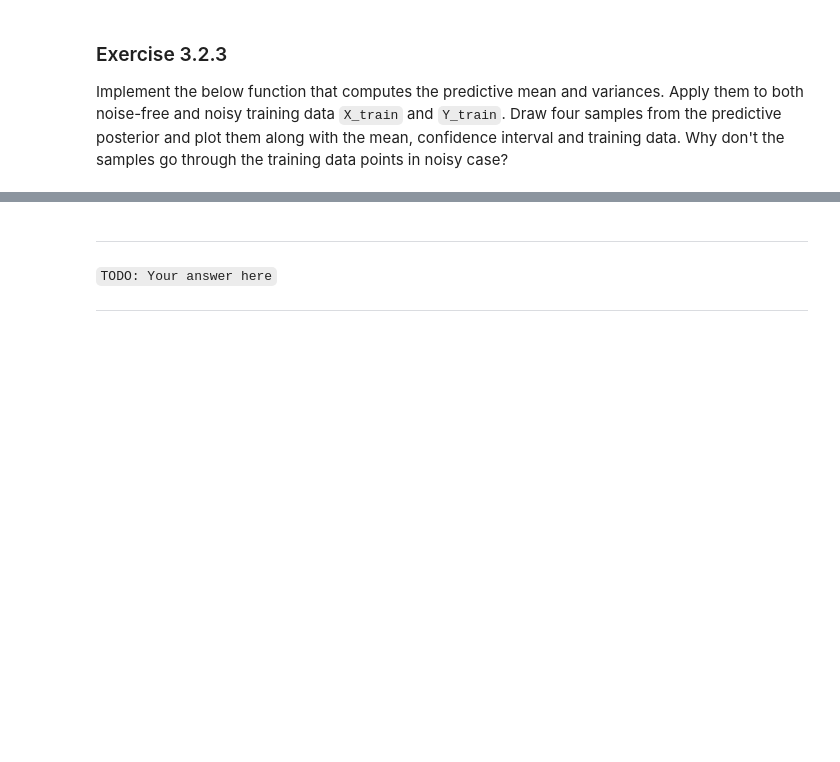
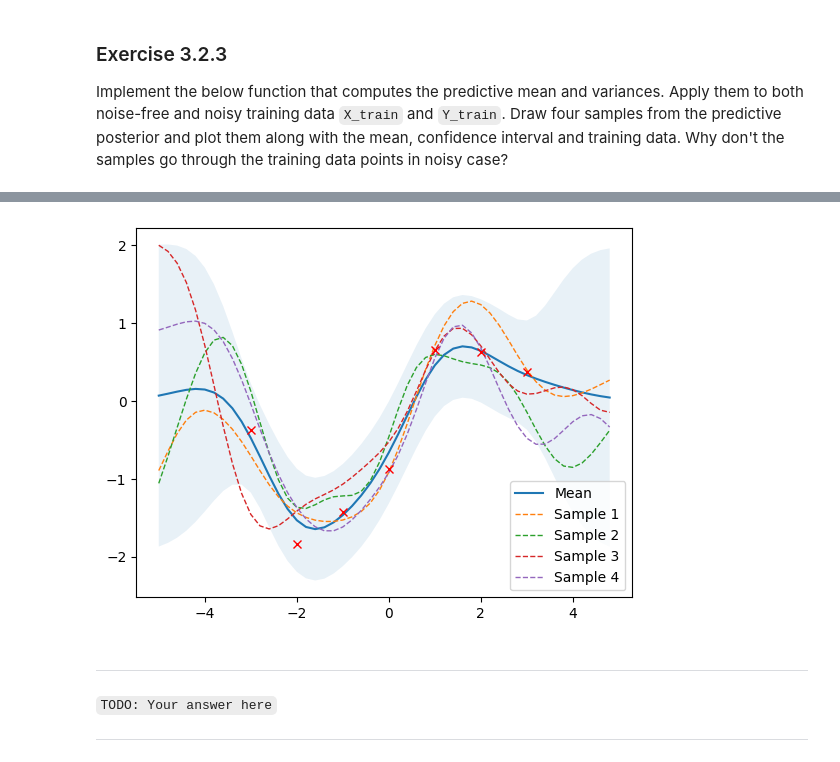
Before and after one commit to mhieule/SML_2023, a Jupyter notebook: Homework3/SML2023-Homework3/notebooks/gp_with_numpy.ipynb, the cells around one changed output, grey strips where cells are left out. Saved outputs shown, nothing was run; the diff lists cells and outputs as text; code cells hidden in the pictures; blank space fills up the shorter version.

```diff
--- a/Homework3/SML2023-Homework3/notebooks/gp_with_numpy.ipynb
+++ b/Homework3/SML2023-Homework3/notebooks/gp_with_numpy.ipynb
@@ -161,11 +237,16 @@ Y_train = np.sin(X_train)
 # %%
 noise = 0.4
 
 # Noisy training data
 X_train = np.arange(-3, 4, 1).reshape(-1, 1)
 Y_train = np.sin(X_train) + noise * np.random.randn(*X_train.shape)
 
 # TODO: Your code here
+mu, sigma = posterior_predictive(X, X_train, Y_train, sigma_y=noise)
+samples = np.random.multivariate_normal(mu.ravel(), sigma, 4)
+plot_gp(mu, sigma, X, X_train, Y_train, samples=samples)
+# %% [output]
+[figure, added]
 # %% [markdown]
 ---
 
```
Also changed, not shown: parts of 12 cells of this notebook.
